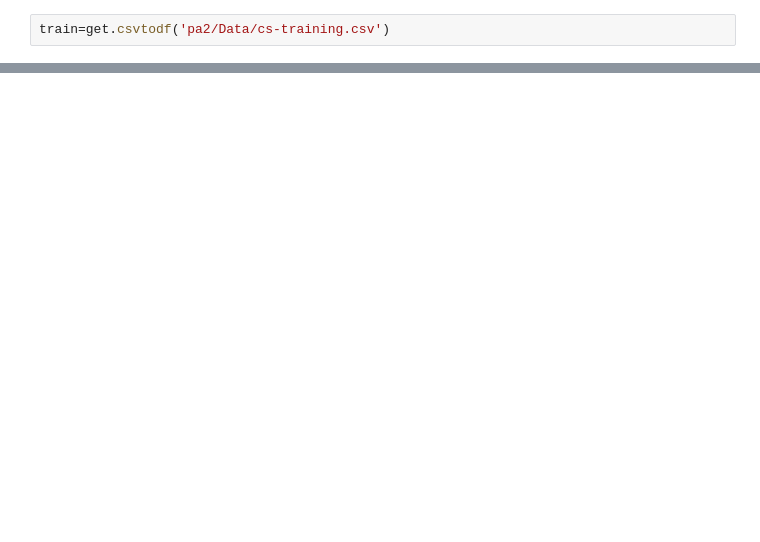
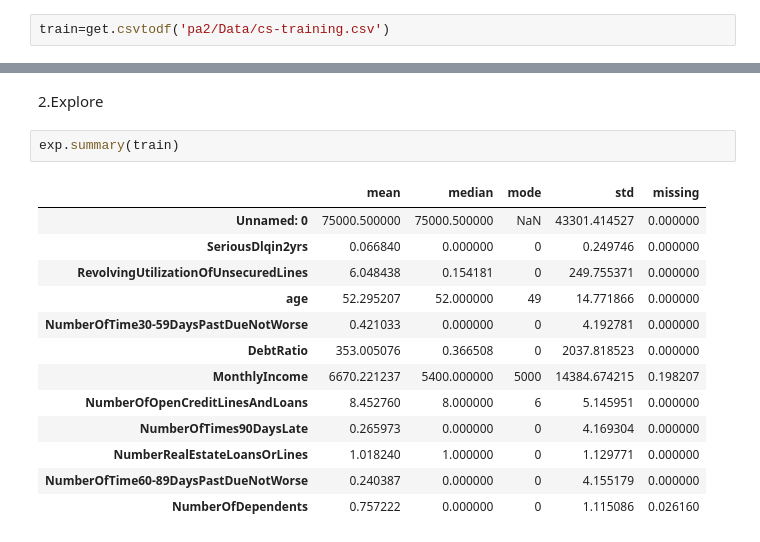
Before and after one commit to waterknows/capp-455136, a Jupyter notebook: pa2/hw2.ipynb, the cells around one changed output, grey strips where cells are left out. Cells and saved outputs as stored; diff of their text form; blank space fills up the shorter version.

```diff
--- a/pa2/hw2.ipynb
+++ b/pa2/hw2.ipynb
@@ -158,0 +12,18 @@ SyntaxError: 'return' outside function (<ipython-input-47-220178880fdf>, line 1)
+# %% [markdown]
+2.Explore
+# %%
+exp.summary(train)
+# %% [output]
+|  | mean | median | mode | std | missing |
+| Unnamed: 0 | 75000.500000 | 75000.500000 | NaN | 43301.414527 | 0.000000 |
+| SeriousDlqin2yrs | 0.066840 | 0.000000 | 0 | 0.249746 | 0.000000 |
+| RevolvingUtilizationOfUnsecuredLines | 6.048438 | 0.154181 | 0 | 249.755371 | 0.000000 |
+| age | 52.295207 | 52.000000 | 49 | 14.771866 | 0.000000 |
+| NumberOfTime30-59DaysPastDueNotWorse | 0.421033 | 0.000000 | 0 | 4.192781 | 0.000000 |
+| DebtRatio | 353.005076 | 0.366508 | 0 | 2037.818523 | 0.000000 |
+| MonthlyIncome | 6670.221237 | 5400.000000 | 5000 | 14384.674215 | 0.198207 |
+| NumberOfOpenCreditLinesAndLoans | 8.452760 | 8.000000 | 6 | 5.145951 | 0.000000 |
+| NumberOfTimes90DaysLate | 0.265973 | 0.000000 | 0 | 4.169304 | 0.000000 |
+| NumberRealEstateLoansOrLines | 1.018240 | 1.000000 | 0 | 1.129771 | 0.000000 |
+| NumberOfTime60-89DaysPastDueNotWorse | 0.240387 | 0.000000 | 0 | 4.155179 | 0.000000 |
+| NumberOfDependents | 0.757222 | 0.000000 | 0 | 1.115086 | 0.026160 |
```
Also changed, not shown: parts of 57 cells of this notebook, 9 other files.
